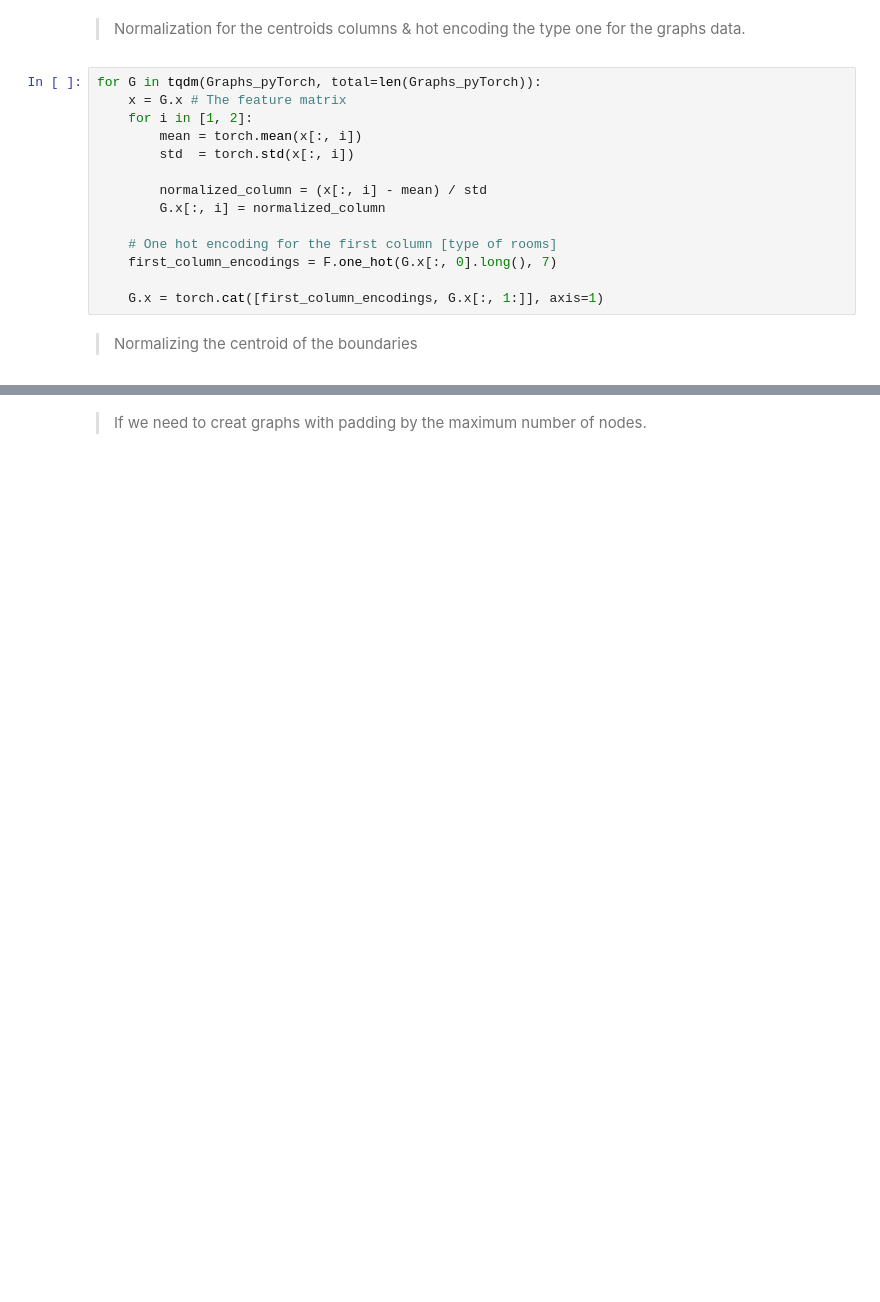
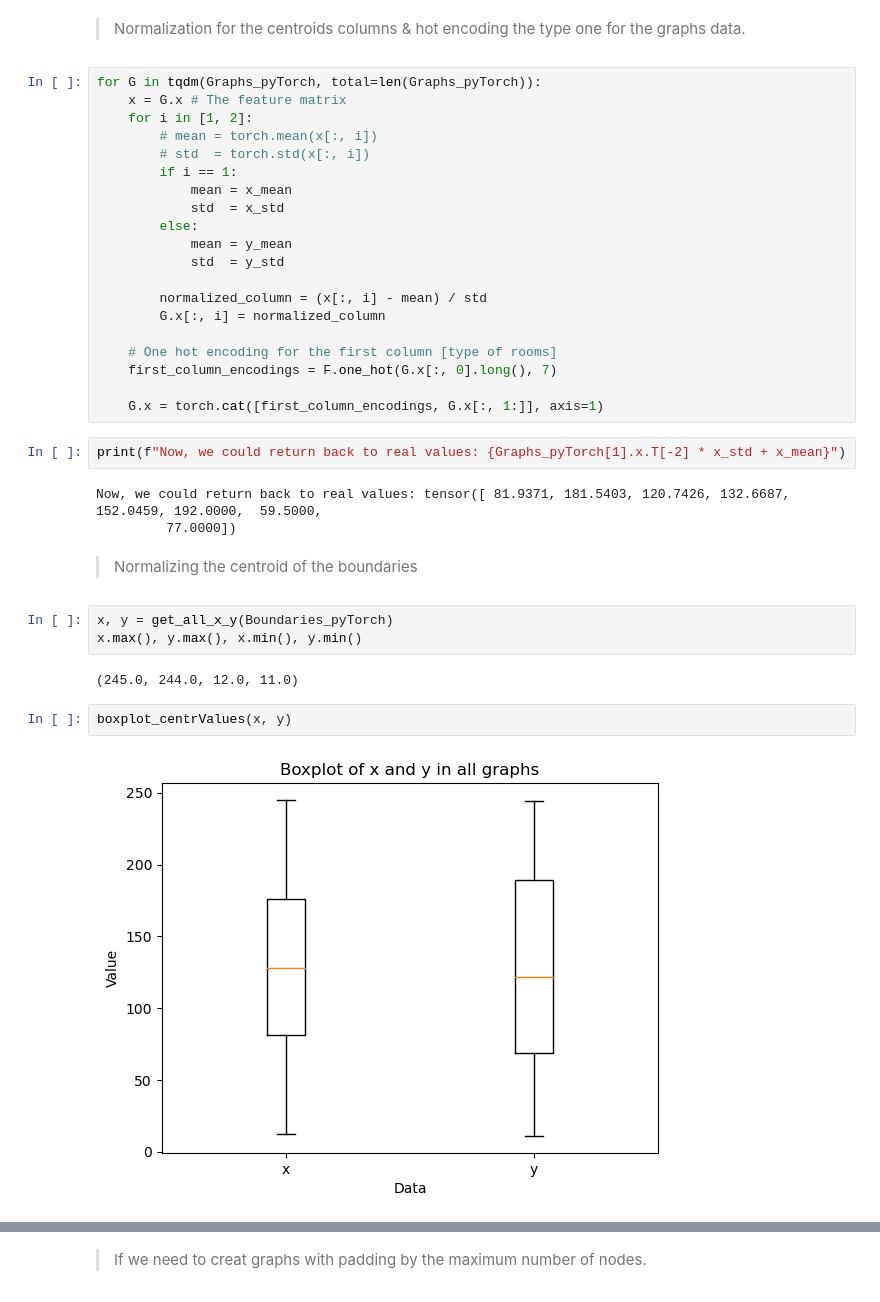
Before and after one commit to mo7amed7assan1911/Floor_Plan_Generation_using_GNNs, a Jupyter notebook: Regressions/squares_w_h.ipynb, the cells around one changed output, grey strips where cells are left out. Cells and saved outputs as stored; diff of their text form; blank space fills up the shorter version.

```diff
--- a/Regressions/squares_w_h.ipynb
+++ b/Regressions/squares_w_h.ipynb
@@ -213,8 +323,14 @@ After: G_1 embedings are: tensor([[  0.0000,  81.9371, 137.1722],
 for G in tqdm(Graphs_pyTorch, total=len(Graphs_pyTorch)):
     x = G.x # The feature matrix
     for i in [1, 2]:
-        mean = torch.mean(x[:, i])
-        std  = torch.std(x[:, i])
+        # mean = torch.mean(x[:, i])
+        # std  = torch.std(x[:, i])
+        if i == 1:
+            mean = x_mean
+            std  = x_std
+        else:
+            mean = y_mean
+            std  = y_std
 
         normalized_column = (x[:, i] - mean) / std
         G.x[:, i] = normalized_column
@@ -223,5 +339,19 @@ for G in tqdm(Graphs_pyTorch, total=len(Graphs_pyTorch)):
     first_column_encodings = F.one_hot(G.x[:, 0].long(), 7)
 
     G.x = torch.cat([first_column_encodings, G.x[:, 1:]], axis=1)
+# %%
+print(f"Now, we could return back to real values: {Graphs_pyTorch[1].x.T[-2] * x_std + x_mean}")
+# %% [output]
+Now, we could return back to real values: tensor([ 81.9371, 181.5403, 120.7426, 132.6687, 152.0459, 192.0000,  59.5000,
+         77.0000])
 # %% [markdown]
 > Normalizing the centroid of the boundaries
+# %%
+x, y = get_all_x_y(Boundaries_pyTorch)
+x.max(), y.max(), x.min(), y.min()
+# %% [output]
+(245.0, 244.0, 12.0, 11.0)
+# %%
+boxplot_centrValues(x, y)
+# %% [output]
+[figure, added]
```
Also changed, not shown: parts of 19 cells of this notebook.
